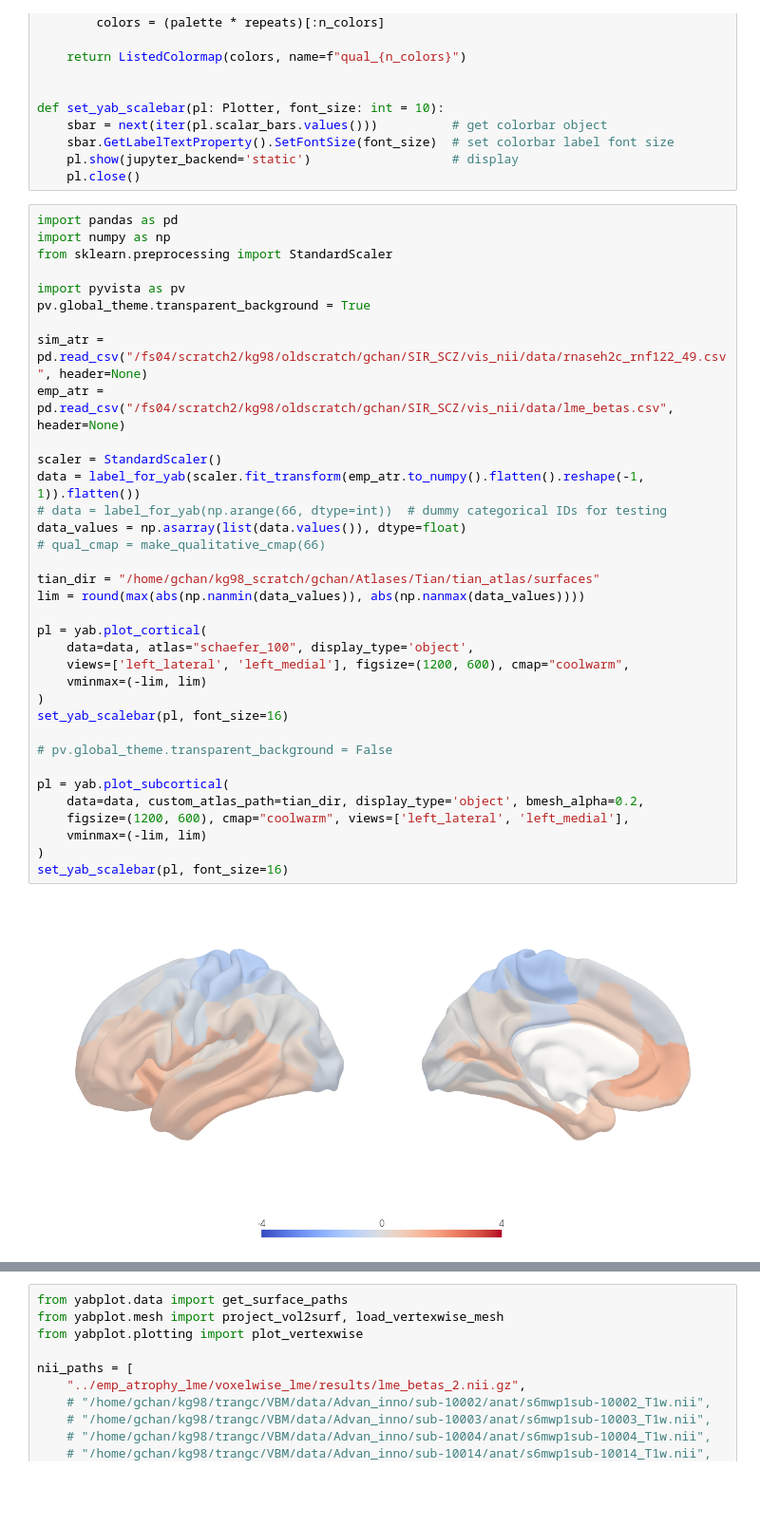
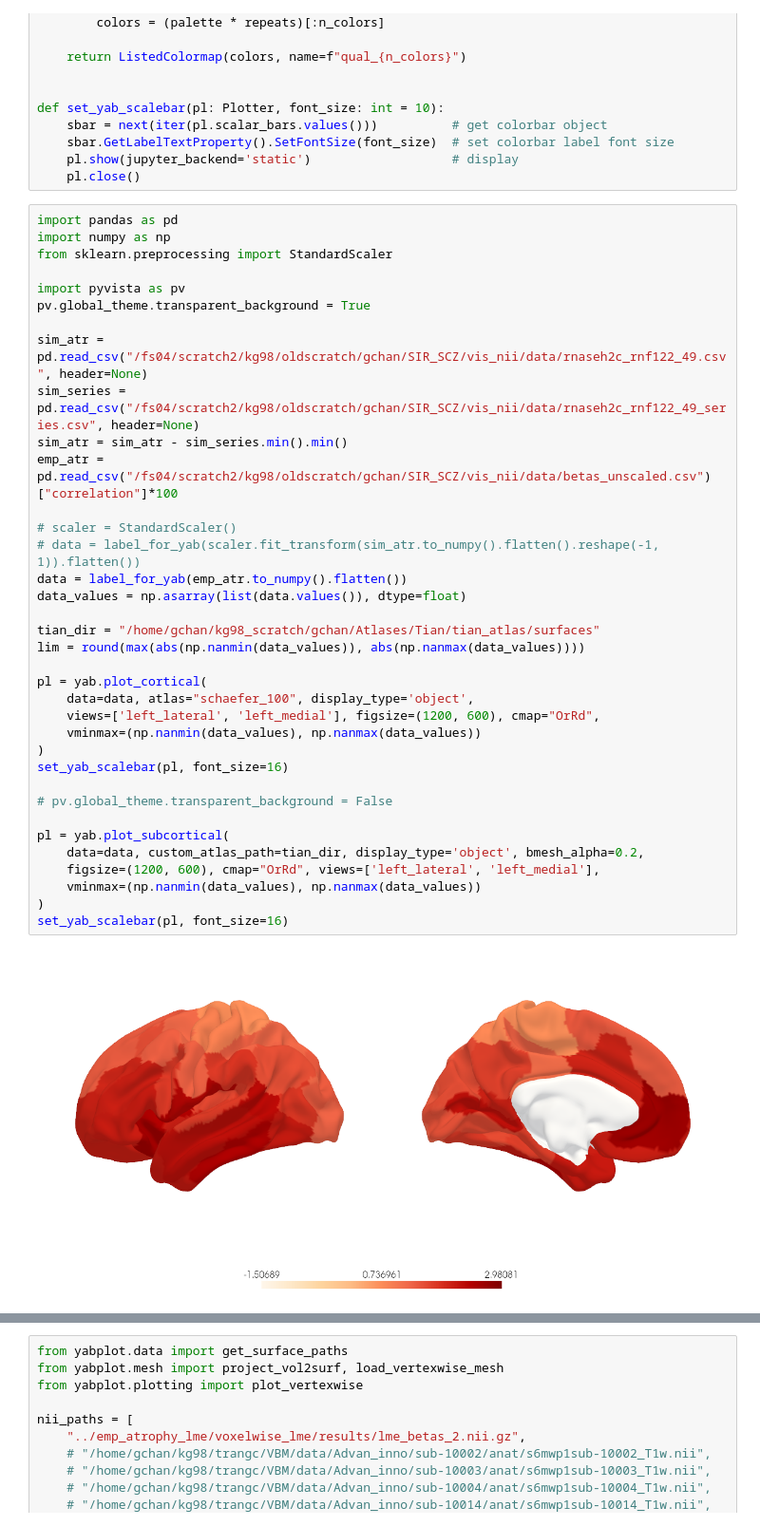
Before and after one commit to ga-cha/SIR_utils, a Jupyter notebook: vis_nii/vis_nii.ipynb, the cells around one changed output, grey strips where cells are left out. Shown at 95% size. Drawn from its saved outputs; the diff is of its cells as text; blank space fills up the shorter version.

```diff
--- a/vis_nii/vis_nii.ipynb
+++ b/vis_nii/vis_nii.ipynb
@@ -43,37 +43,38 @@ def set_yab_scalebar(pl: Plotter, font_size: int = 10):
 # %%
 import pandas as pd
 import numpy as np
 from sklearn.preprocessing import StandardScaler
 
 import pyvista as pv
 pv.global_theme.transparent_background = True
 
 sim_atr = pd.read_csv("/fs04/scratch2/kg98/oldscratch/gchan/SIR_SCZ/vis_nii/data/rnaseh2c_rnf122_49.csv", header=None)
-emp_atr = pd.read_csv("/fs04/scratch2/kg98/oldscratch/gchan/SIR_SCZ/vis_nii/data/lme_betas.csv", header=None)
+sim_series = pd.read_csv("/fs04/scratch2/kg98/oldscratch/gchan/SIR_SCZ/vis_nii/data/rnaseh2c_rnf122_49_series.csv", header=None)
+sim_atr = sim_atr - sim_series.min().min()
+emp_atr = pd.read_csv("/fs04/scratch2/kg98/oldscratch/gchan/SIR_SCZ/vis_nii/data/betas_unscaled.csv")["correlation"]*100
 
-scaler = StandardScaler()
-data = label_for_yab(scaler.fit_transform(emp_atr.to_numpy().flatten().reshape(-1, 1)).flatten())
-# data = label_for_yab(np.arange(66, dtype=int))  # dummy categorical IDs for testing
+# scaler = StandardScaler()
+# data = label_for_yab(scaler.fit_transform(sim_atr.to_numpy().flatten().reshape(-1, 1)).flatten())
+data = label_for_yab(emp_atr.to_numpy().flatten())
 data_values = np.asarray(list(data.values()), dtype=float)
-# qual_cmap = make_qualitative_cmap(66)
 
 tian_dir = "/home/gchan/kg98_scratch/gchan/Atlases/Tian/tian_atlas/surfaces"
 lim = round(max(abs(np.nanmin(data_values)), abs(np.nanmax(data_values))))
 
 pl = yab.plot_cortical(
     data=data, atlas="schaefer_100", display_type='object',
-    views=['left_lateral', 'left_medial'], figsize=(1200, 600), cmap="coolwarm",
-    vminmax=(-lim, lim)
+    views=['left_lateral', 'left_medial'], figsize=(1200, 600), cmap="OrRd",
+    vminmax=(np.nanmin(data_values), np.nanmax(data_values))
 )
 set_yab_scalebar(pl, font_size=16)
 
 # pv.global_theme.transparent_background = False
 
 pl = yab.plot_subcortical(
     data=data, custom_atlas_path=tian_dir, display_type='object', bmesh_alpha=0.2,
-    figsize=(1200, 600), cmap="coolwarm", views=['left_lateral', 'left_medial'],
-    vminmax=(-lim, lim)
+    figsize=(1200, 600), cmap="OrRd", views=['left_lateral', 'left_medial'],
+    vminmax=(np.nanmin(data_values), np.nanmax(data_values))
 )
 set_yab_scalebar(pl, font_size=16)
 # %% [output]
-[figure, old version]
+[figure, new version]
```
Also changed, not shown: parts of 2 cells of this notebook, 28 other files.
